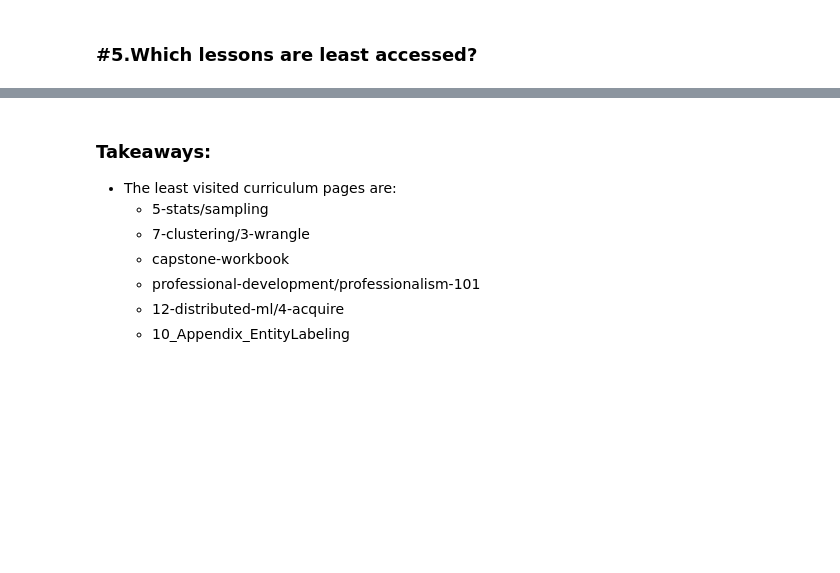
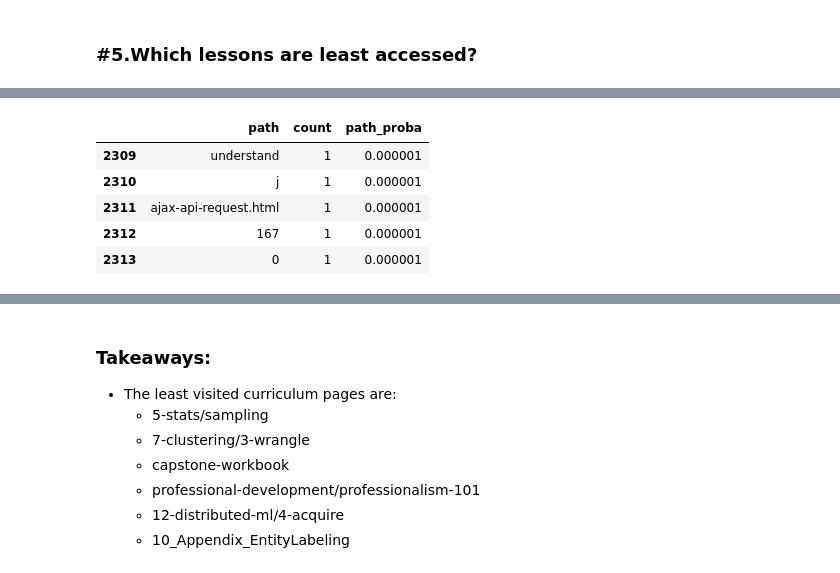
Before and after one commit to Anomaly-Detectives/Anomaly_Detection_Project, a Jupyter notebook: Final Notebook.ipynb, the cells around one changed output, grey strips where cells are left out. Drawn from its saved outputs; the diff is of its cells as text; code cells hidden in the pictures; blank space fills up the shorter version.

```diff
--- a/Final Notebook.ipynb
+++ b/Final Notebook.ipynb
@@ -670,6 +811,13 @@ path_df.head()
 # %%
 # look at rows where ip_proba is less than 0.01
-path_df[path_df.path_proba < 0.01]
+path_df[path_df.path_proba < 0.01].tail()
+# %% [output]
+|  | path | count | path_proba |
+| 2309 | understand | 1 | 0.000001 |
+| 2310 | j | 1 | 0.000001 |
+| 2311 | ajax-api-request.html | 1 | 0.000001 |
+| 2312 | 167 | 1 | 0.000001 |
+| 2313 | 0 | 1 | 0.000001 |
 # %%
 #see how frequently each were accessed
 path_df.describe()
```
Also changed, not shown: parts of 24 cells of this notebook.
